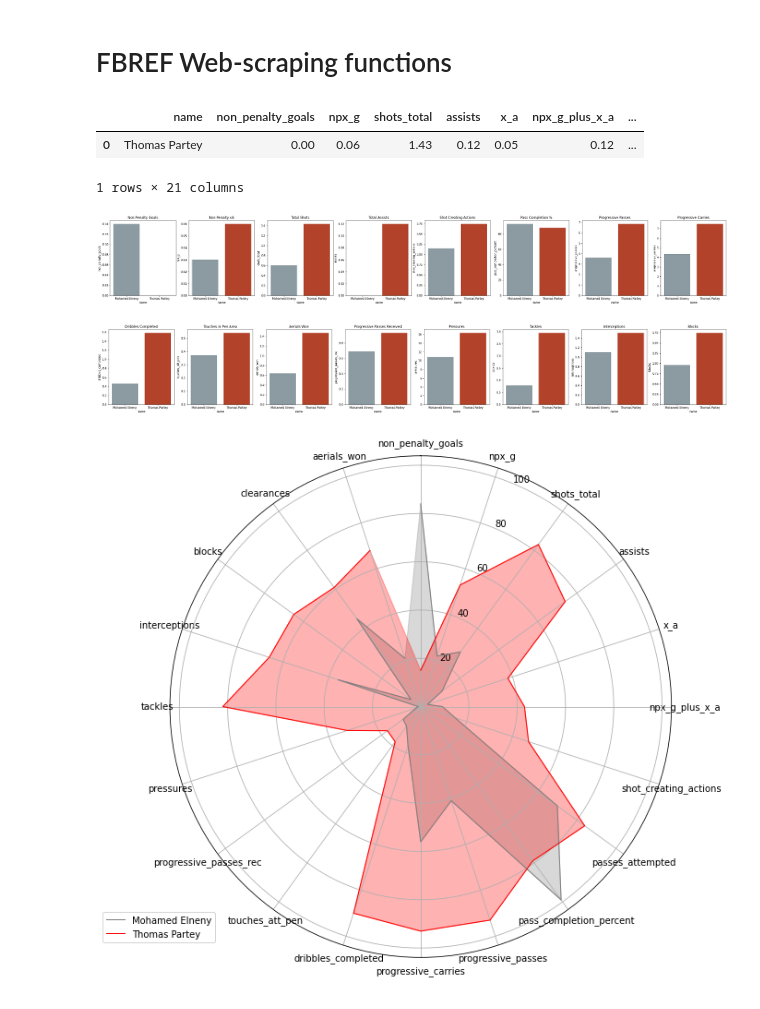
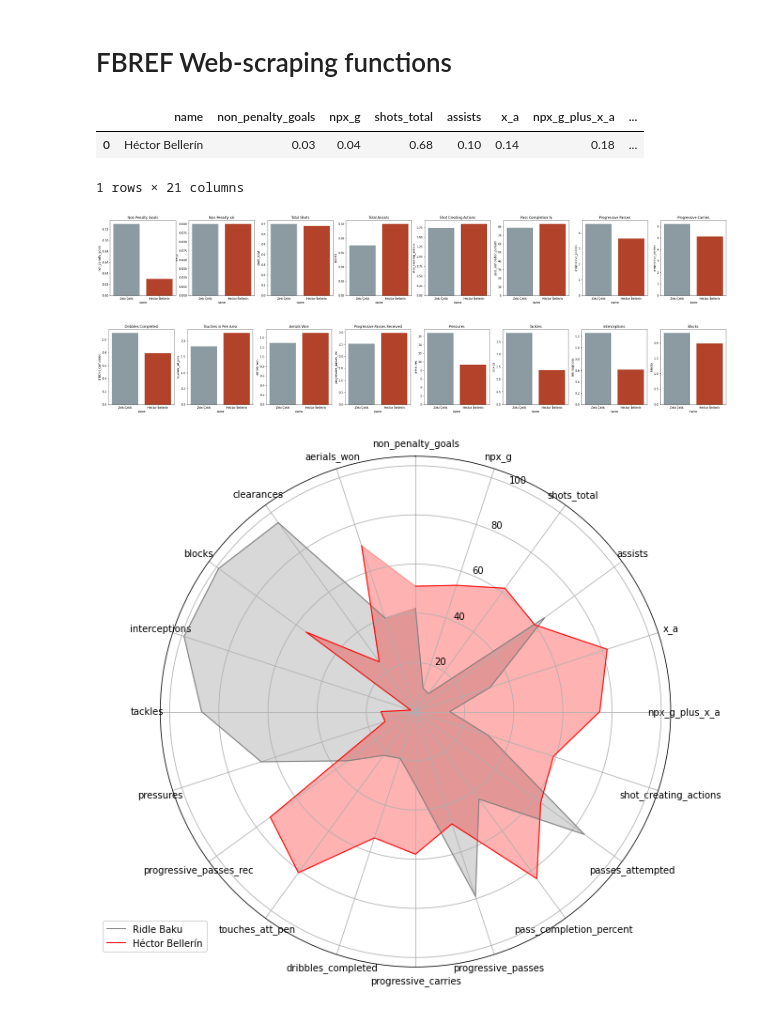
Before and after one commit to frankinetics/fbref, a Jupyter notebook: FBREF_Web_scraping_functions_.ipynb, the cells around one changed output. Cells and saved outputs as stored; diff of their text form; code cells hidden in the pictures.

```diff
--- a/FBREF_Web_scraping_functions_.ipynb
+++ b/FBREF_Web_scraping_functions_.ipynb
@@ -21,17 +21,17 @@ from src.fbref_analysis_functions import *
 # %%
 warnings.filterwarnings("ignore")
 # %%
-get_player_data("https://fbref.com/en/players/529f49ab/Thomas-Partey")
+get_player_data("https://fbref.com/en/players/f874dd44/Hector-Bellerin")
 # %% [output]
 |  | name | non_penalty_goals | npx_g | shots_total | assists | x_a | npx_g_plus_x_a | ... |
-| 0 | Thomas Partey | 0.00 | 0.06 | 1.43 | 0.12 | 0.05 | 0.12 | ... |
+| 0 | Héctor Bellerín | 0.03 | 0.04 | 0.68 | 0.10 | 0.14 | 0.18 | ... |
 1 rows × 21 columns
 # %%
-compare_players_data("https://fbref.com/en/players/47a34c4f/Mohamed-Elneny", "https://fbref.com/en/players/529f49ab/Thomas-Partey")
+compare_players_data("https://fbref.com/en/players/31a62dc7/Zeki-Celik", "https://fbref.com/en/players/f874dd44/Hector-Bellerin")
 # %% [output]
-[figure, old version]
+[figure, new version]
-[figure, old version]
+[figure, new version]
 # %%
-compare_players_percentile("https://fbref.com/en/players/47a34c4f/Mohamed-Elneny","https://fbref.com/en/players/529f49ab/Thomas-Partey")
+compare_players_percentile("https://fbref.com/en/players/442b56fa/Ridle-Baku", "https://fbref.com/en/players/f874dd44/Hector-Bellerin")
 # %% [output]
-[figure, old version]
+[figure, new version]
```
Also changed, not shown: parts of 2 cells of this notebook, 1 other file.
